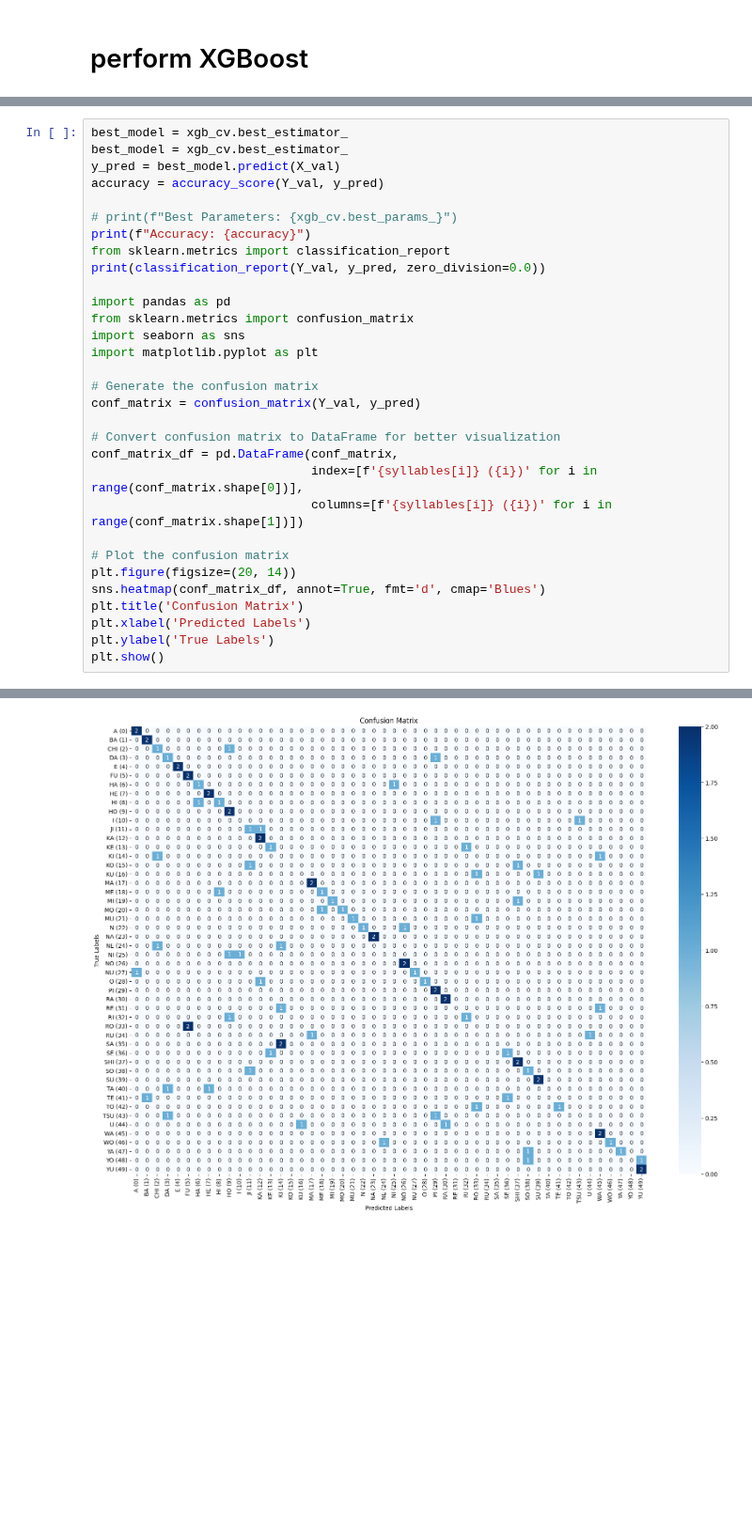
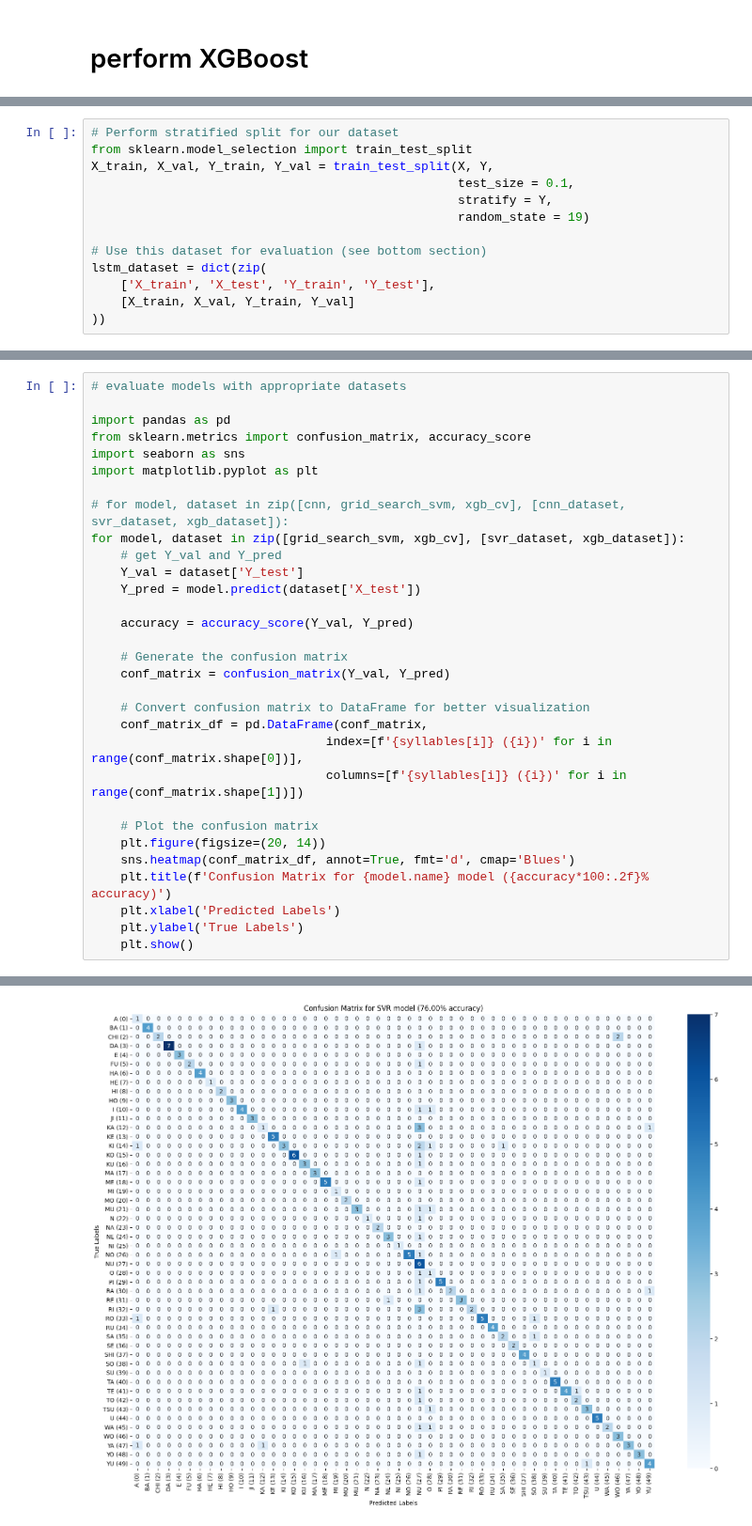
Before and after one commit to kyleoneil/MLProjs, a Jupyter notebook: hiragana_ocr_translation/hiragana_character_recognition.ipynb, the cells around one changed output, grey strips where cells are left out. Shown at 94% size. Drawn from its saved outputs; the diff is of its cells as text; blank space fills up the shorter version.

Commit message:
cleanup + LSTM on hiragana ocr

```diff
--- a/hiragana_ocr_translation/hiragana_character_recognition.ipynb
+++ b/hiragana_ocr_translation/hiragana_character_recognition.ipynb
@@ -383,0 +413,13 @@ GridSearchCV(cv=5,
+# %%
+# Perform stratified split for our dataset
+from sklearn.model_selection import train_test_split
+X_train, X_val, Y_train, Y_val = train_test_split(X, Y,
+                                                  test_size = 0.1,
+                                                  stratify = Y,
+                                                  random_state = 19)
+
+# Use this dataset for evaluation (see bottom section)
+lstm_dataset = dict(zip(
+    ['X_train', 'X_test', 'Y_train', 'Y_test'],
+    [X_train, X_val, Y_train, Y_val]
+))
@@ -384,32 +498,32 @@ GridSearchCV(cv=5,
 # %%
-best_model = xgb_cv.best_estimator_
-best_model = xgb_cv.best_estimator_
-y_pred = best_model.predict(X_val)
-accuracy = accuracy_score(Y_val, y_pred)
-
-# print(f"Best Parameters: {xgb_cv.best_params_}")
-print(f"Accuracy: {accuracy}")
-from sklearn.metrics import classification_report
-print(classification_report(Y_val, y_pred, zero_division=0.0))
+# evaluate models with appropriate datasets
 
 import pandas as pd
-from sklearn.metrics import confusion_matrix
+from sklearn.metrics import confusion_matrix, accuracy_score
 import seaborn as sns
 import matplotlib.pyplot as plt
 
-# Generate the confusion matrix
-conf_matrix = confusion_matrix(Y_val, y_pred)
+# for model, dataset in zip([cnn, grid_search_svm, xgb_cv], [cnn_dataset, svr_dataset, xgb_dataset]):
+for model, dataset in zip([grid_search_svm, xgb_cv], [svr_dataset, xgb_dataset]):
+    # get Y_val and Y_pred
+    Y_val = dataset['Y_test']
+    Y_pred = model.predict(dataset['X_test'])
 
-# Convert confusion matrix to DataFrame for better visualization
-conf_matrix_df = pd.DataFrame(conf_matrix,
-                              index=[f'{syllables[i]} ({i})' for i in range(conf_matrix.shape[0])],
-                              columns=[f'{syllables[i]} ({i})' for i in range(conf_matrix.shape[1])])
+    accuracy = accuracy_score(Y_val, Y_pred)
 
-# Plot the confusion matrix
-plt.figure(figsize=(20, 14))
-sns.heatmap(conf_matrix_df, annot=True, fmt='d', cmap='Blues')
-plt.title('Confusion Matrix')
-plt.xlabel('Predicted Labels')
-plt.ylabel('True Labels')
-plt.show()
+    # Generate the confusion matrix
+    conf_matrix = confusion_matrix(Y_val, Y_pred)
+
+    # Convert confusion matrix to DataFrame for better visualization
+    conf_matrix_df = pd.DataFrame(conf_matrix,
+                                index=[f'{syllables[i]} ({i})' for i in range(conf_matrix.shape[0])],
+                                columns=[f'{syllables[i]} ({i})' for i in range(conf_matrix.shape[1])])
+
+    # Plot the confusion matrix
+    plt.figure(figsize=(20, 14))
+    sns.heatmap(conf_matrix_df, annot=True, fmt='d', cmap='Blues')
+    plt.title(f'Confusion Matrix for {model.name} model ({accuracy*100:.2f}% accuracy)')
+    plt.xlabel('Predicted Labels')
+    plt.ylabel('True Labels')
+    plt.show()
 # %% [output]
@@ -433 +530 @@ weighted avg       0.45      0.50      0.44       100
-[figure, old version]
+[figure, new version]
```
Also changed, not shown: parts of 28 cells of this notebook.
